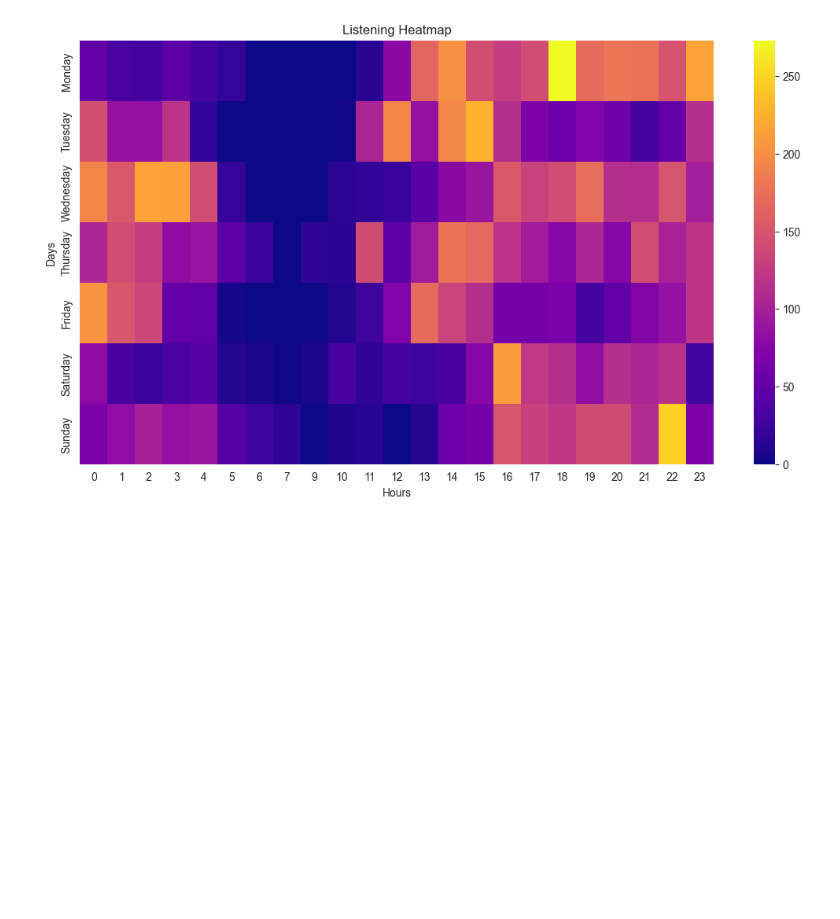
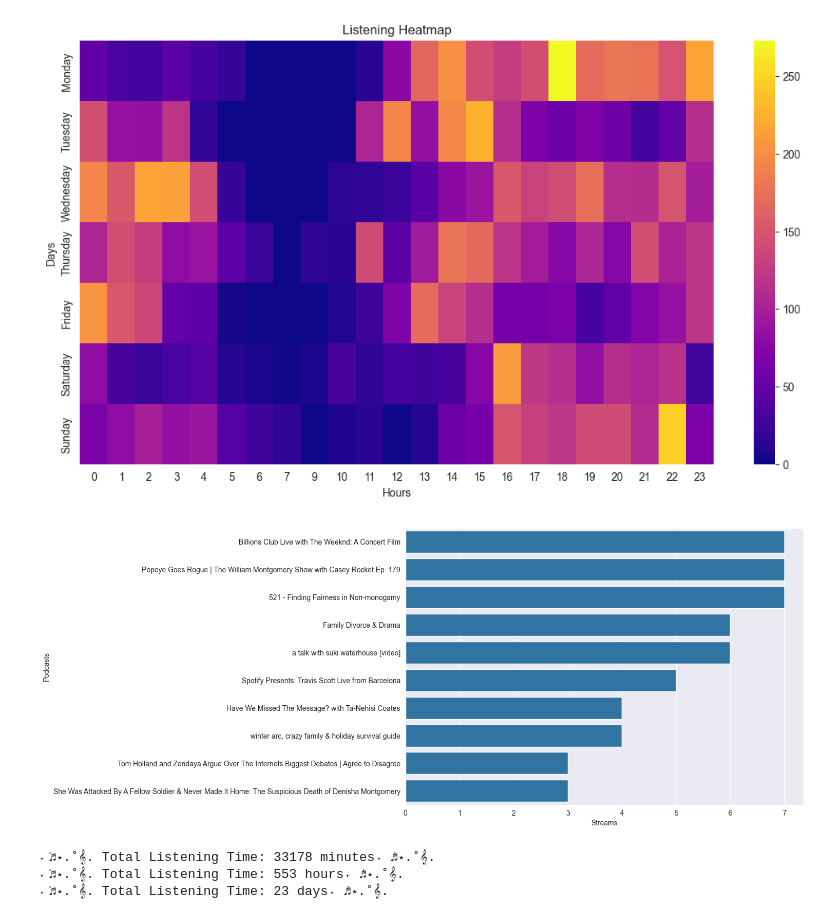
Before and after one commit to chinenyeenete/wrappedify, a Jupyter notebook: wrapped-data.ipynb, the cells around one changed output. Cells and saved outputs as stored; diff of their text form; code cells hidden in the pictures; blank space fills up the shorter version.

Commit message:
added total listening time

```diff
--- a/wrapped-data.ipynb
+++ b/wrapped-data.ipynb
@@ -81,3 +81,27 @@ plt.ylabel("Days")
 plt.show()
 # %% [output]
 [figure]
+# %%
+# visualizing favorite podcasts
+fav_podcasts = podcast_df['episodeName'].value_counts().head(10)
+plt.figure(figsize = (10,7))
+sns.barplot(x=fav_podcasts.values, y=fav_podcasts.index)
+plt.xlabel('Streams')
+plt.ylabel('Podcasts')
+plt.show()
+# %% [output]
+[figure, added]
+# %%
+# getting total listening time
+music_df['minutes'] = music_df['msPlayed'] / 60000
+music_df['hours'] = music_df['msPlayed'] / 3600000
+minutes = music_df['minutes'].sum()
+hours = music_df['hours'].sum()
+days = hours / 24
+print(f"˖ ݁♬⋆.˚𝄞. Total Listening Time: {minutes:.0f} minutes˖ ݁♬⋆.˚𝄞. ")
+print(f"˖ ݁♬⋆.˚𝄞. Total Listening Time: {hours:.0f} hours˖ ݁♬⋆.˚𝄞. ")
+print(f"˖ ݁♬⋆.˚𝄞. Total Listening Time: {days:.0f} days˖ ݁♬⋆.˚𝄞. ")
+# %% [output]
+˖ ݁♬⋆.˚𝄞. Total Listening Time: 33178 minutes˖ ݁♬⋆.˚𝄞.
+˖ ݁♬⋆.˚𝄞. Total Listening Time: 553 hours˖ ݁♬⋆.˚𝄞.
+˖ ݁♬⋆.˚𝄞. Total Listening Time: 23 days˖ ݁♬⋆.˚𝄞.
```
